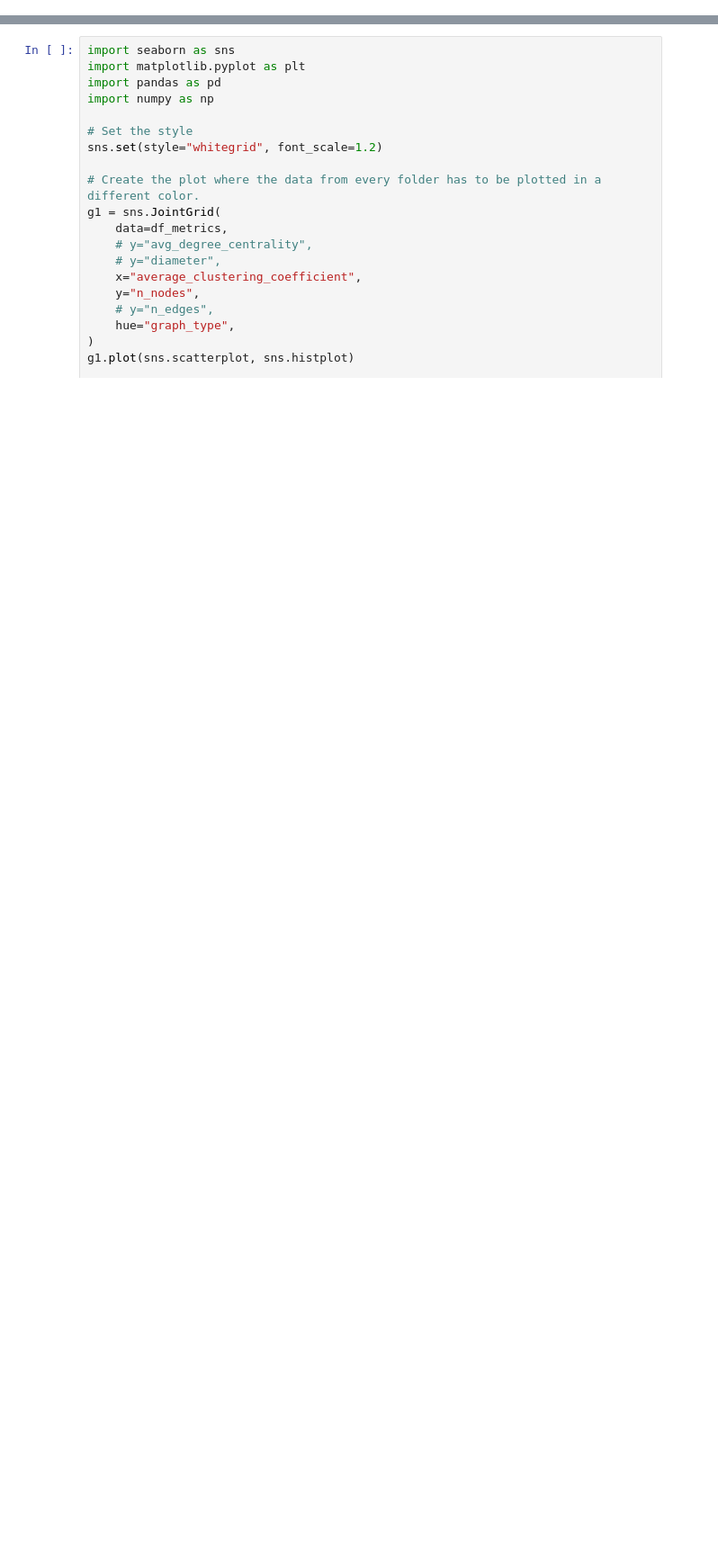
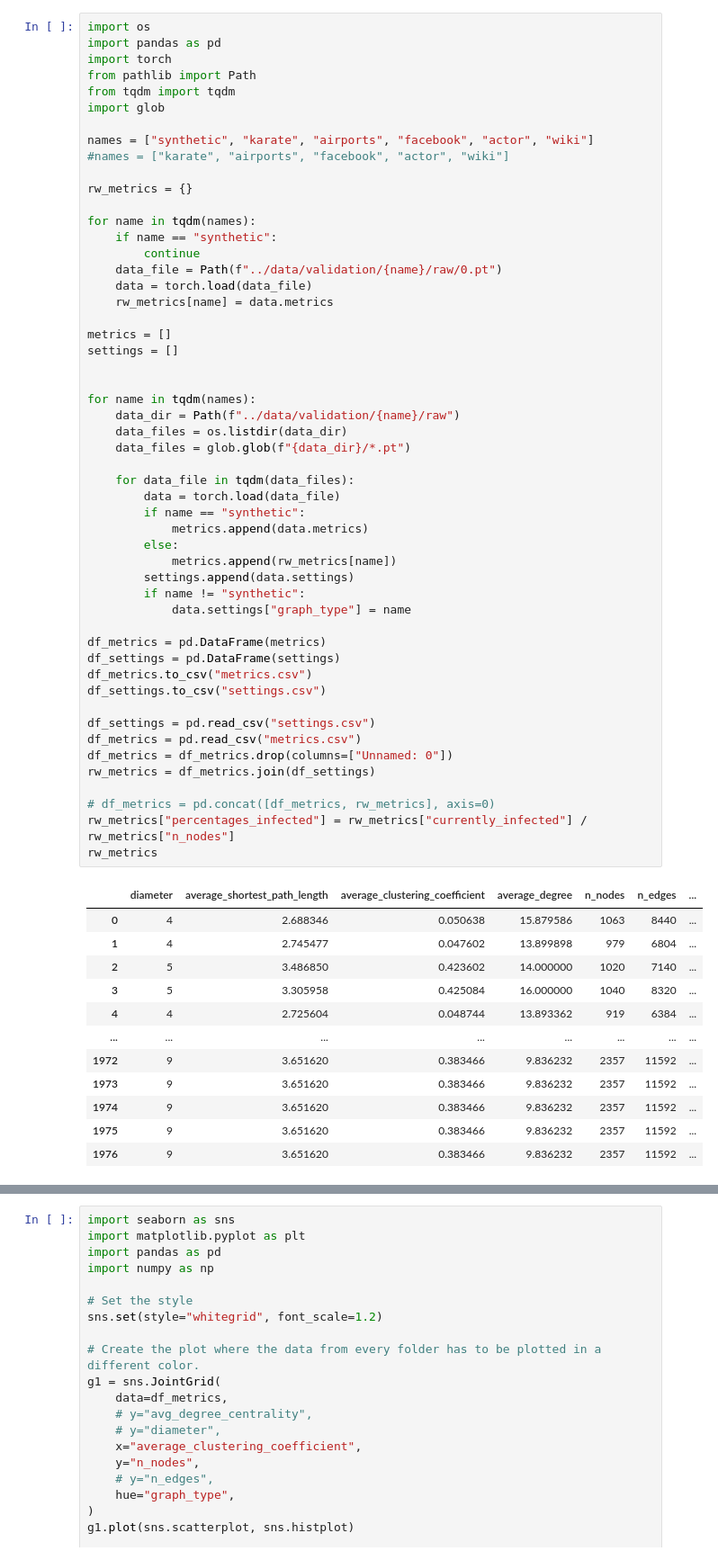
Before and after one commit to joh-dah/source_detection, a Jupyter notebook: report_vis/data_vis.ipynb, the cells around one changed output, grey strips where cells are left out. Shown at 90% size. Drawn from its saved outputs; the diff is of its cells as text; blank space fills up the shorter version.

```diff
--- a/report_vis/data_vis.ipynb
+++ b/report_vis/data_vis.ipynb
@@ -0,0 +3,65 @@
+# %%
+import os
+import pandas as pd
+import torch
+from pathlib import Path
+from tqdm import tqdm
+import glob
+
+names = ["synthetic", "karate", "airports", "facebook", "actor", "wiki"]
+#names = ["karate", "airports", "facebook", "actor", "wiki"]
+
+rw_metrics = {}
+
+for name in tqdm(names):
+    if name == "synthetic":
+        continue
+    data_file = Path(f"../data/validation/{name}/raw/0.pt")
+    data = torch.load(data_file)
+    rw_metrics[name] = data.metrics
+
+metrics = []
+settings = []
+
+
+for name in tqdm(names):
+    data_dir = Path(f"../data/validation/{name}/raw")
+    data_files = os.listdir(data_dir)
+    data_files = glob.glob(f"{data_dir}/*.pt")
+
+    for data_file in tqdm(data_files):
+        data = torch.load(data_file)
+        if name == "synthetic":
+            metrics.append(data.metrics)
+        else:
+            metrics.append(rw_metrics[name])
+        settings.append(data.settings)
+        if name != "synthetic":
+            data.settings["graph_type"] = name
+
+df_metrics = pd.DataFrame(metrics)
+df_settings = pd.DataFrame(settings)
+df_metrics.to_csv("metrics.csv")
+df_settings.to_csv("settings.csv")
+
+df_settings = pd.read_csv("settings.csv")
+df_metrics = pd.read_csv("metrics.csv")
+df_metrics = df_metrics.drop(columns=["Unnamed: 0"])
+rw_metrics = df_metrics.join(df_settings)
+
+# df_metrics = pd.concat([df_metrics, rw_metrics], axis=0)
+rw_metrics["percentages_infected"] = rw_metrics["currently_infected"] / rw_metrics["n_nodes"]
+rw_metrics
+# %% [output]
+|  | diameter | average_shortest_path_length | average_clustering_coefficient | average_degree | n_nodes | n_edges | ... |
+| 0 | 4 | 2.688346 | 0.050638 | 15.879586 | 1063 | 8440 | ... |
+| 1 | 4 | 2.745477 | 0.047602 | 13.899898 | 979 | 6804 | ... |
+| 2 | 5 | 3.486850 | 0.423602 | 14.000000 | 1020 | 7140 | ... |
+| 3 | 5 | 3.305958 | 0.425084 | 16.000000 | 1040 | 8320 | ... |
+| 4 | 4 | 2.725604 | 0.048744 | 13.893362 | 919 | 6384 | ... |
+| ... | ... | ... | ... | ... | ... | ... | ... |
+| 1972 | 9 | 3.651620 | 0.383466 | 9.836232 | 2357 | 11592 | ... |
+| 1973 | 9 | 3.651620 | 0.383466 | 9.836232 | 2357 | 11592 | ... |
+| 1974 | 9 | 3.651620 | 0.383466 | 9.836232 | 2357 | 11592 | ... |
+| 1975 | 9 | 3.651620 | 0.383466 | 9.836232 | 2357 | 11592 | ... |
+| 1976 | 9 | 3.651620 | 0.383466 | 9.836232 | 2357 | 11592 | ... |
```
Also changed, not shown: parts of 12 cells of this notebook, 5 other files.
